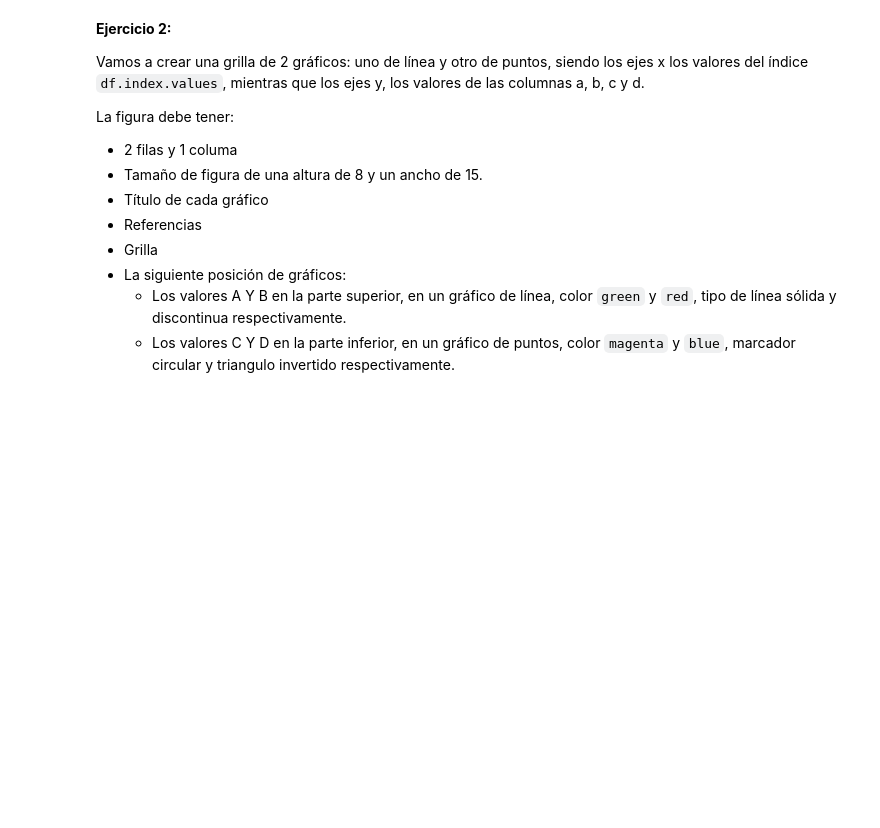
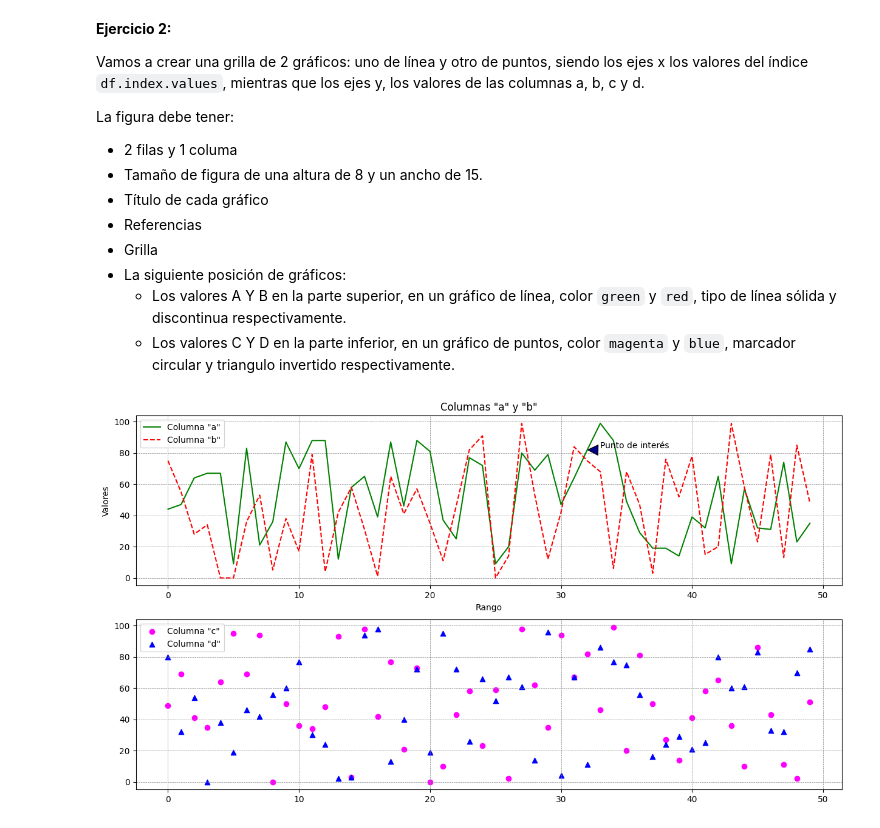
Before and after one commit to PabloDiosquez/Algoritmos_Y_Programacion_UBA, a Jupyter notebook: Ejercicios_matplotlib.ipynb, the cells around one changed output. Drawn from its saved outputs; the diff is of its cells as text; code cells hidden in the pictures; blank space fills up the shorter version.

```diff
--- a/Ejercicios_matplotlib.ipynb
+++ b/Ejercicios_matplotlib.ipynb
@@ -467,3 +473,36 @@ La figura debe tener:
 - La siguiente posición de gráficos:
   - Los valores A Y B en la parte superior, en un gráfico de línea, color `green` y `red`, tipo de línea sólida y discontinua respectivamente.
   - Los valores C Y D en la parte inferior, en un gráfico de puntos, color `magenta` y `blue`, marcador circular y triangulo invertido respectivamente.
+# %%
+# Crear una figura con una cuadrícula de 2 filas y 1 columna, y establecer el tamaño de la figura
+fig, ax = plt.subplots(nrows=2, ncols=1, figsize=(15, 8))
+
+# Primer gráfico:
+# Graficar las columnas "a" y "b" en el primer subgráfico
+ax[0].plot(df.index.values, df['a'], label='Columna "a"', color='green', linestyle='-')
+ax[0].plot(df.index.values, df['b'], label='Columna "b"', color='red', linestyle='--')
+ax[0].grid(color='gray', linestyle='--', linewidth=0.5)  # Agregar una cuadrícula al primer subgráfico
+
+# Configurar el título, etiquetas de ejes y leyenda del primer subgráfico
+ax[0].set_title('Columnas "a" y "b"')
+ax[0].set_xlabel('Rango')
+ax[0].set_ylabel('Valores')
+ax[0].legend()  # Mostrar la leyenda
+
+# Anotar un punto en el gráfico del primer subgráfico ➡ Referencias
+ax[0].annotate('Punto de interés', xy=(32, 82), xytext=(33,83),
+               arrowprops=dict(facecolor='darkblue', shrink=0.05))
+
+# Segundo gráfico:
+# Crear un gráfico de dispersión (scatter plot) con las columnas "c" y "d" en el segundo subgráfico
+ax[1].scatter(df.index.values, df['c'], label='Columna "c"', color='magenta', marker='o')
+ax[1].scatter(df.index.values, df['d'], label='Columna "d"', color='blue', marker='^')
+ax[1].grid(color='gray', linestyle='--', linewidth=0.5)  # Agregar una cuadrícula al segundo subgráfico
+
+# Configurar la leyenda del segundo subgráfico
+ax[1].legend()  # Mostrar la leyenda
+
+# Mostrar la figura con los dos subgráficos
+plt.show()
+# %% [output]
+[figure, added]
```
Also changed, not shown: parts of 1 cell of this notebook.
